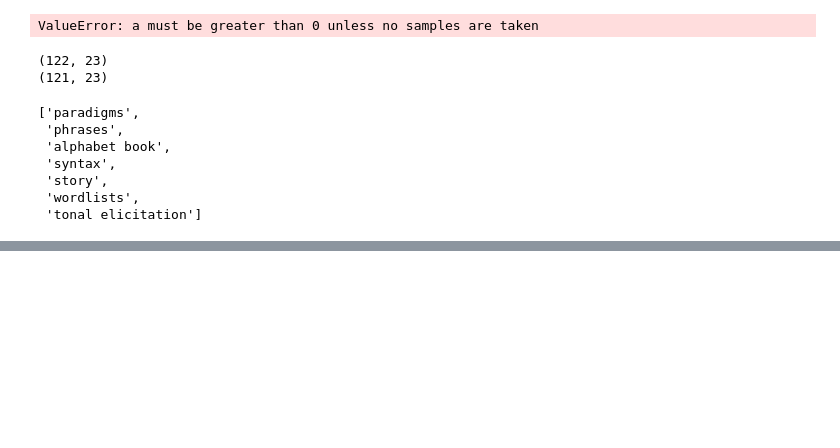
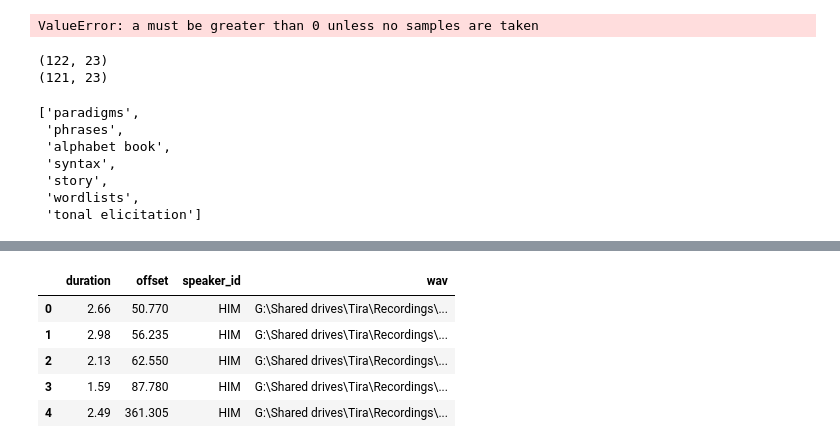
Before and after one commit to markjosims/SHAS, a Jupyter notebook: src/data_prep/explore_splits.ipynb, the cells around one changed output, grey strips where cells are left out. Saved outputs shown, nothing was run; the diff lists cells and outputs as text; code cells hidden in the pictures; blank space fills up the shorter version.

```diff
--- a/src/data_prep/explore_splits.ipynb
+++ b/src/data_prep/explore_splits.ipynb
@@ -139,0 +171,10 @@ cats
+# %%
+df = pd.DataFrame(data=segments)
+df.head()
+# %% [output]
+|  | duration | offset | speaker_id | wav |
+| 0 | 2.66 | 50.770 | HIM | G:\Shared drives\Tira\Recordings\... |
+| 1 | 2.98 | 56.235 | HIM | G:\Shared drives\Tira\Recordings\... |
+| 2 | 2.13 | 62.550 | HIM | G:\Shared drives\Tira\Recordings\... |
+| 3 | 1.59 | 87.780 | HIM | G:\Shared drives\Tira\Recordings\... |
+| 4 | 2.49 | 361.305 | HIM | G:\Shared drives\Tira\Recordings\... |
```
Also changed, not shown: parts of 11 cells of this notebook.
